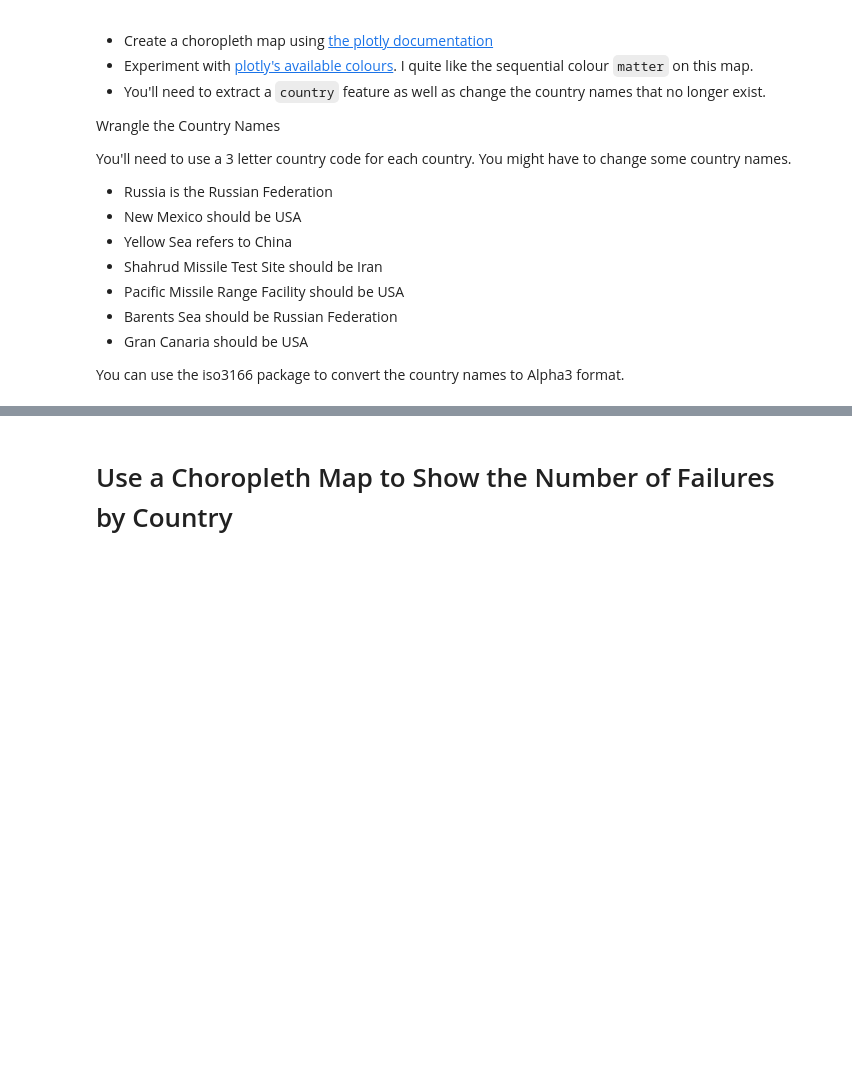
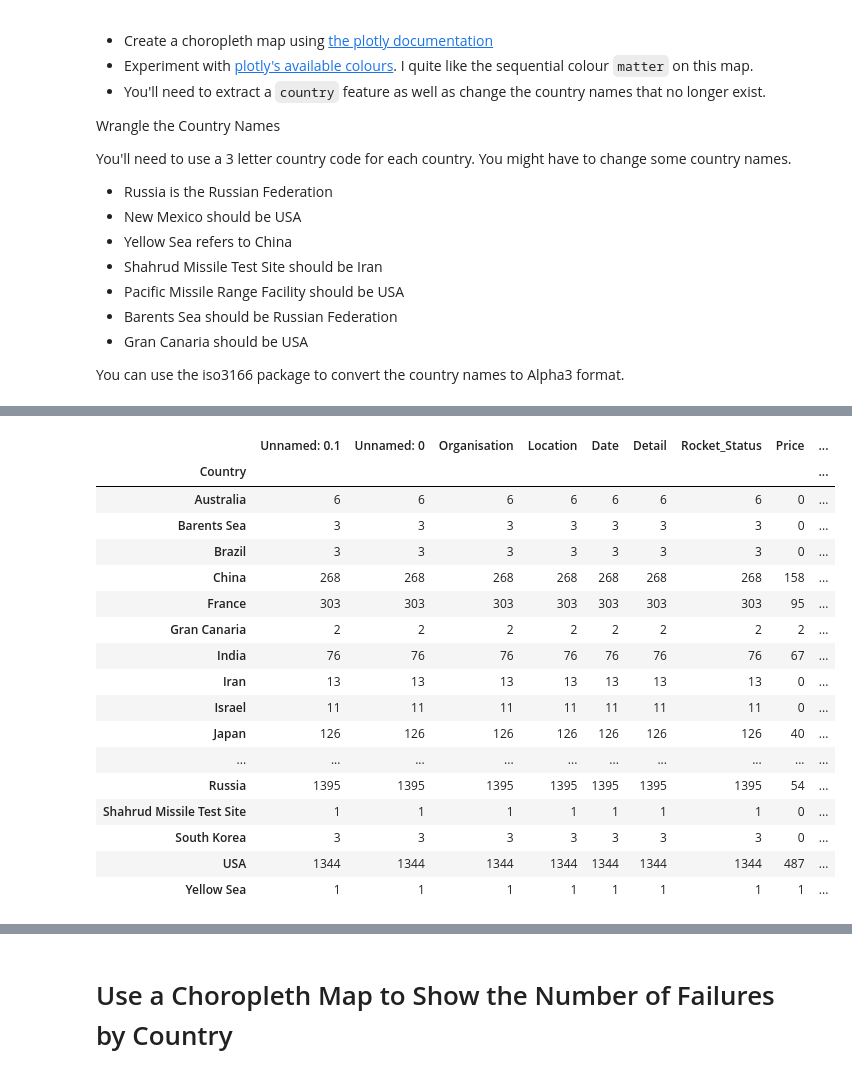
Before and after one commit to Bill-khk/Data-analysis, a Jupyter notebook: SpaceMissions/data/Space_Missions_Analysis_(start).ipynb, the cells around one changed output, grey strips where cells are left out. Drawn from its saved outputs; the diff is of its cells as text; code cells hidden in the pictures; blank space fills up the shorter version.

Commit message:
Data Analysis

```diff
--- a/SpaceMissions/data/Space_Missions_Analysis_(start).ipynb
+++ b/SpaceMissions/data/Space_Missions_Analysis_(start).ipynb
@@ -300,0 +339,21 @@ You can use the iso3166 package to convert the country names to Alpha3 format.
+# %%
+df_data.groupby('Country').count()
+# %% [output]
+|  | Unnamed: 0.1 | Unnamed: 0 | Organisation | Location | Date | Detail | Rocket_Status | Price | ... |
+| Country |  |  |  |  |  |  |  |  | ... |
+| Australia | 6 | 6 | 6 | 6 | 6 | 6 | 6 | 0 | ... |
+| Barents Sea | 3 | 3 | 3 | 3 | 3 | 3 | 3 | 0 | ... |
+| Brazil | 3 | 3 | 3 | 3 | 3 | 3 | 3 | 0 | ... |
+| China | 268 | 268 | 268 | 268 | 268 | 268 | 268 | 158 | ... |
+| France | 303 | 303 | 303 | 303 | 303 | 303 | 303 | 95 | ... |
+| Gran Canaria | 2 | 2 | 2 | 2 | 2 | 2 | 2 | 2 | ... |
+| India | 76 | 76 | 76 | 76 | 76 | 76 | 76 | 67 | ... |
+| Iran | 13 | 13 | 13 | 13 | 13 | 13 | 13 | 0 | ... |
+| Israel | 11 | 11 | 11 | 11 | 11 | 11 | 11 | 0 | ... |
+| Japan | 126 | 126 | 126 | 126 | 126 | 126 | 126 | 40 | ... |
+| ... | ... | ... | ... | ... | ... | ... | ... | ... | ... |
+| Russia | 1395 | 1395 | 1395 | 1395 | 1395 | 1395 | 1395 | 54 | ... |
+| Shahrud Missile Test Site | 1 | 1 | 1 | 1 | 1 | 1 | 1 | 0 | ... |
+| South Korea | 3 | 3 | 3 | 3 | 3 | 3 | 3 | 0 | ... |
+| USA | 1344 | 1344 | 1344 | 1344 | 1344 | 1344 | 1344 | 487 | ... |
+| Yellow Sea | 1 | 1 | 1 | 1 | 1 | 1 | 1 | 1 | ... |
```
Also changed, not shown: parts of 12 cells of this notebook.
